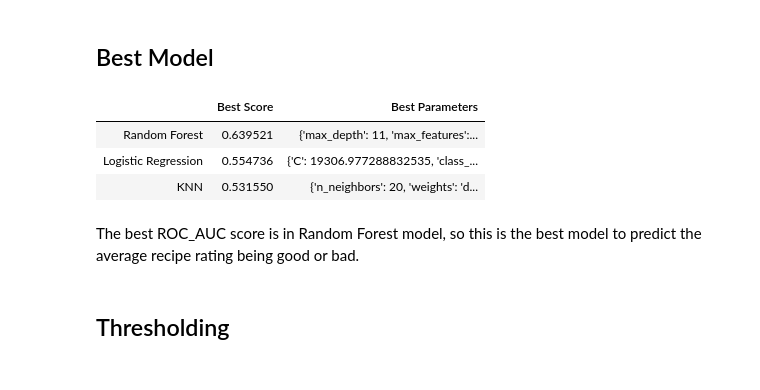
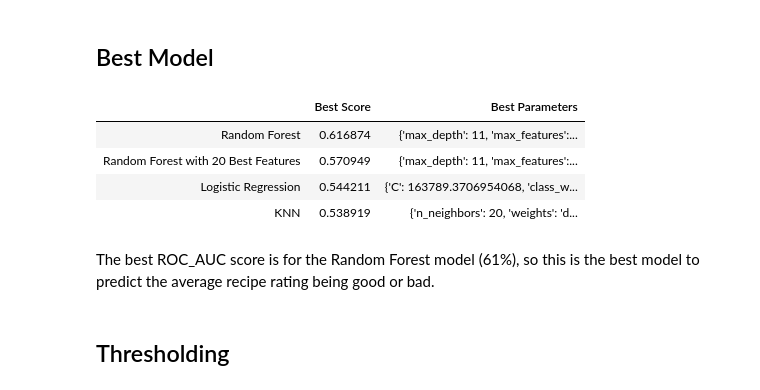
Before and after one commit to a-kantur/Springboard, a Jupyter notebook: Capstone Project 1/In-Depth Analysis.ipynb, the cells around one changed output. Cells and saved outputs as stored; diff of their text form; code cells hidden in the pictures.

```diff
--- a/Capstone Project 1/In-Depth Analysis.ipynb
+++ b/Capstone Project 1/In-Depth Analysis.ipynb
@@ -68,18 +66,15 @@ Now we have data with 653 features. Now let's use a Random Forest classifier on
 # %%
-combined_df['rating1'] = combined_df.rating.apply(lambda x: 1 if x >= 4.2 else 0)
-samples=combined_df.iloc[:,:-2].values
+combined_df['rating1'] = combined_df.rating.apply(lambda x: 1 if x >= 4.7 else 0)
 # %%
+import warnings
+warnings.filterwarnings(action='ignore', category=FutureWarning)
+
 from sklearn.ensemble import RandomForestClassifier
 rf = RandomForestClassifier()
-X=samples
+X=combined_df.iloc[:,:-2].values
 y=combined_df.rating1.values.astype(np.int)
 
 X_train, X_test, y_train, y_test = train_test_split(X, y,
                                                     test_size = 0.3, random_state=42)
 
 y_pred = rf.fit(X_train,y_train).predict(X_test)
-
-from sklearn.metrics import confusion_matrix, classification_report, fbeta_score
-print("Classification Report:\n\n",classification_report(y_test, y_pred, labels=[0, 1]))
-print("\nConfusion Matrix:\n\n",confusion_matrix(y_test, y_pred))
-print("\nFbeta Score:",fbeta_score(y_test, y_pred, beta=0.5))
@@ -248,9 +201,8 @@ import warnings
 from sklearn.exceptions import ConvergenceWarning
 warnings.filterwarnings(action='ignore', category=ConvergenceWarning)
 
-X=samples
+X=combined_df.iloc[:,:-2].values
 y=combined_df.rating1.values.astype(np.int)
-
 from sklearn.linear_model import LogisticRegression
 from sklearn.model_selection import train_test_split
 logreg = LogisticRegression(solver='lbfgs')
@@ -290,6 +242,8 @@ Let's use KNN to predict recipe rating being 'good' or 'bad'
 from sklearn.neighbors import KNeighborsClassifier
 from sklearn.model_selection import train_test_split
 knn = KNeighborsClassifier()
+X=combined_df.iloc[:,:-2].values
+y=combined_df.rating1.values.astype(np.int)
 X_train, X_test, y_train, y_test = train_test_split(X, y, test_size=0.4, random_state=42)
 knn.fit(X_train, y_train)
 y_pred = knn.predict(X_test)
@@ -317,17 +271,18 @@ The best average score of all cv folds for the K Nearest Neighbours model is 53%
 # %% [markdown]
 ## Best Model
 # %%
-d = {'Best Score': [rf_cv.best_score_,logreg_cv.best_score_,knn_cv.best_score_]
-     , 'Best Parameters': [rf_cv.best_params_,logreg_cv.best_params_,knn_cv.best_params_]}
-models_summary = pd.DataFrame(data=d, index=['Random Forest','Logistic Regression','KNN'])
+d = {'Best Score': [rf_cv.best_score_,rf1_cv.best_score_, logreg_cv.best_score_,knn_cv.best_score_]
+     , 'Best Parameters': [rf_cv.best_params_, rf1_cv.best_params_, logreg_cv.best_params_,knn_cv.best_params_]}
+models_summary = pd.DataFrame(data=d, index=['Random Forest','Random Forest with 20 Best Features','Logistic Regression','KNN'])
 models_summary
 # %% [output]
 |  | Best Score | Best Parameters |
-| Random Forest | 0.639521 | {'max_depth': 11, 'max_features':... |
-| Logistic Regression | 0.554736 | {'C': 19306.977288832535, 'class_... |
-| KNN | 0.531550 | {'n_neighbors': 20, 'weights': 'd... |
+| Random Forest | 0.616874 | {'max_depth': 11, 'max_features':... |
+| Random Forest with 20 Best Features | 0.570949 | {'max_depth': 11, 'max_features':... |
+| Logistic Regression | 0.544211 | {'C': 163789.3706954068, 'class_w... |
+| KNN | 0.538919 | {'n_neighbors': 20, 'weights': 'd... |
 # %% [markdown]
-The best ROC_AUC score is in Random Forest model, so this is the best model to predict the average recipe rating being good or bad.
+The best ROC_AUC score is for the Random Forest model (61%), so this is the best model to predict the average recipe rating being good or bad.
 # %% [markdown]
 ## Thresholding
 # %% [markdown]
```
Also changed, not shown: parts of 28 cells of this notebook, 2 other files.
